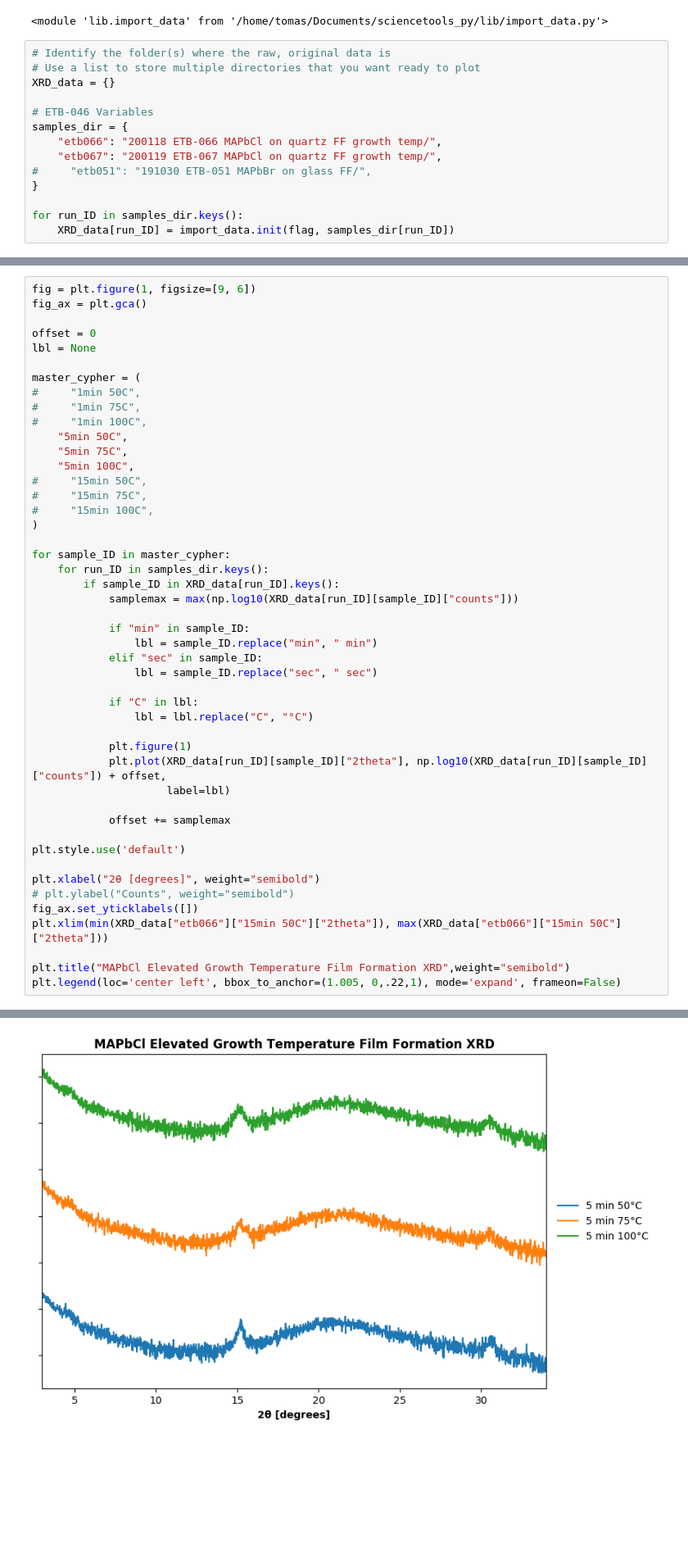
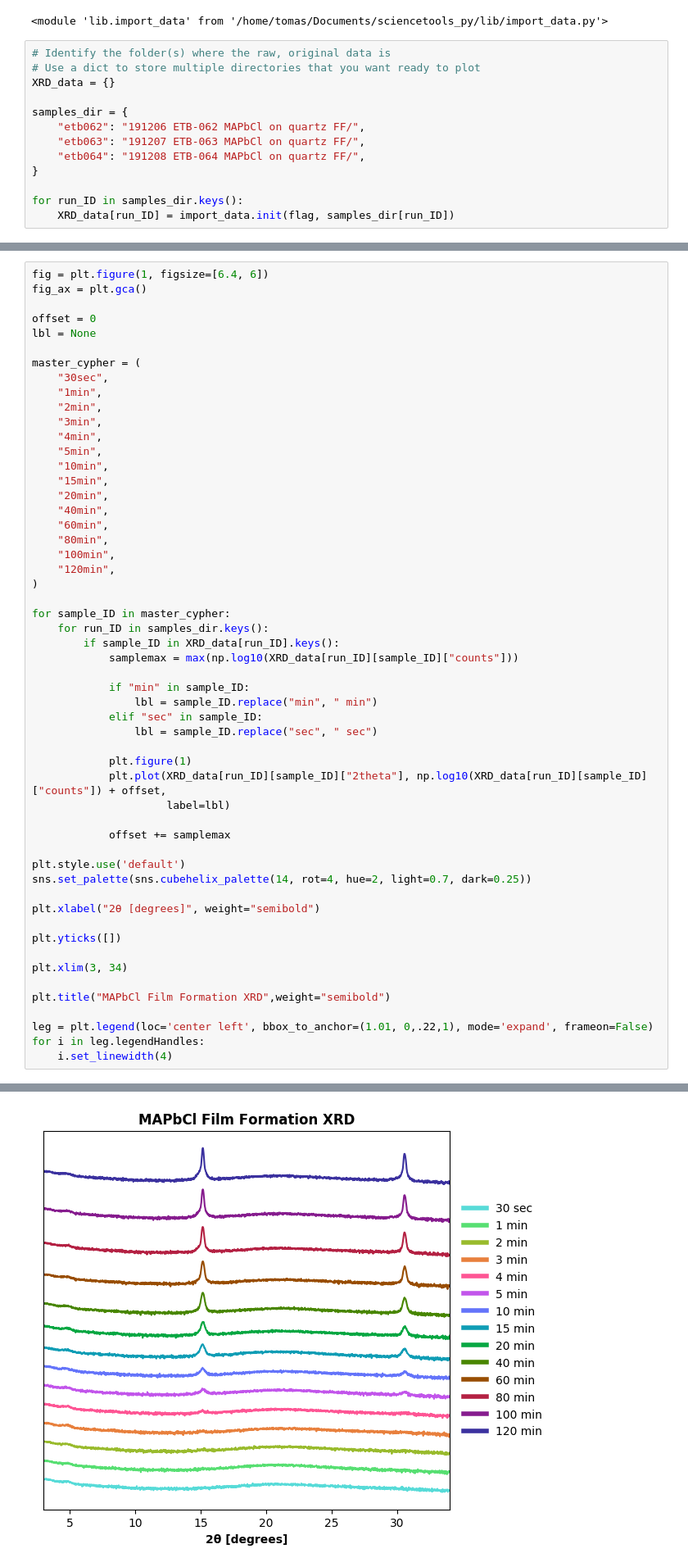
Before and after one commit to tomasbar/sciencetools_py, a Jupyter notebook: MAPbCl FF.ipynb, the cells around one changed output, grey strips where cells are left out. Shown: that part at 82% size. Saved outputs shown, nothing was run; the diff lists cells and outputs as text; blank space fills up the shorter version.

Commit message:
All final plots except growth temp, FTIR, dropcast

```diff
--- a/MAPbCl FF.ipynb
+++ b/MAPbCl FF.ipynb
@@ -28,14 +29,13 @@ importlib.reload(import_data)
 <module 'lib.import_data' from '/home/tomas/Documents/sciencetools_py/lib/import_data.py'>
 # %%
 # Identify the folder(s) where the raw, original data is
-# Use a list to store multiple directories that you want ready to plot
+# Use a dict to store multiple directories that you want ready to plot
 XRD_data = {}
 
-# ETB-046 Variables
 samples_dir = {
-    "etb066": "200118 ETB-066 MAPbCl on quartz FF growth temp/",
-    "etb067": "200119 ETB-067 MAPbCl on quartz FF growth temp/",
-#     "etb051": "191030 ETB-051 MAPbBr on glass FF/",
+    "etb062": "191206 ETB-062 MAPbCl on quartz FF/",
+    "etb063": "191207 ETB-063 MAPbCl on quartz FF/",
+    "etb064": "191208 ETB-064 MAPbCl on quartz FF/",
 }
 
 for run_ID in samples_dir.keys():
@@ -46,20 +111,25 @@ Creating new local data folder.
 # %%
-fig = plt.figure(1, figsize=[9, 6])
+fig = plt.figure(1, figsize=[6.4, 6])
 fig_ax = plt.gca()
 
 offset = 0
 lbl = None
 
 master_cypher = (
-#     "1min 50C",
-#     "1min 75C",
-#     "1min 100C",
-    "5min 50C",
-    "5min 75C",
-    "5min 100C",
-#     "15min 50C",
-#     "15min 75C",
-#     "15min 100C",
+    "30sec",
+    "1min",
+    "2min",
+    "3min",
+    "4min",
+    "5min",
+    "10min",
+    "15min",
+    "20min",
+    "40min",
+    "60min",
+    "80min",
+    "100min",
+    "120min",
 )
 
 for sample_ID in master_cypher:
@@ -72,9 +142,6 @@ for sample_ID in master_cypher:
             elif "sec" in sample_ID:
                 lbl = sample_ID.replace("sec", " sec")
 
-            if "C" in lbl:
-                lbl = lbl.replace("C", "°C")
-
             plt.figure(1)
             plt.plot(XRD_data[run_ID][sample_ID]["2theta"], np.log10(XRD_data[run_ID][sample_ID]["counts"]) + offset,
                      label=lbl)
@@ -82,12 +149,17 @@ for sample_ID in master_cypher:
             offset += samplemax
 
 plt.style.use('default')
+sns.set_palette(sns.cubehelix_palette(14, rot=4, hue=2, light=0.7, dark=0.25))
 
 plt.xlabel("2θ [degrees]", weight="semibold")
-# plt.ylabel("Counts", weight="semibold")
-fig_ax.set_yticklabels([])
-plt.xlim(min(XRD_data["etb066"]["15min 50C"]["2theta"]), max(XRD_data["etb066"]["15min 50C"]["2theta"]))
 
-plt.title("MAPbCl Elevated Growth Temperature Film Formation XRD",weight="semibold")
-plt.legend(loc='center left', bbox_to_anchor=(1.005, 0,.22,1), mode='expand', frameon=False)
+plt.yticks([])
+
+plt.xlim(3, 34)
+
+plt.title("MAPbCl Film Formation XRD",weight="semibold")
+
+leg = plt.legend(loc='center left', bbox_to_anchor=(1.01, 0,.22,1), mode='expand', frameon=False)
+for i in leg.legendHandles:
+    i.set_linewidth(4)
 # %% [output]
@@ -95,2 +166,2 @@ plt.legend(loc='center left', bbox_to_anchor=(1.005, 0,.22,1), mode='expand', fr
-[figure, old version]
+[figure, new version]
 # %%
```
Also changed, not shown: parts of 24 cells of this notebook, 41 other files.
